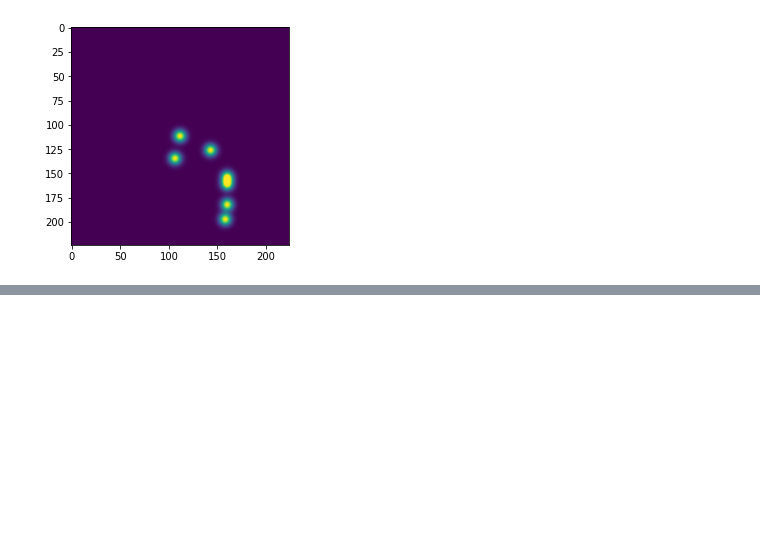
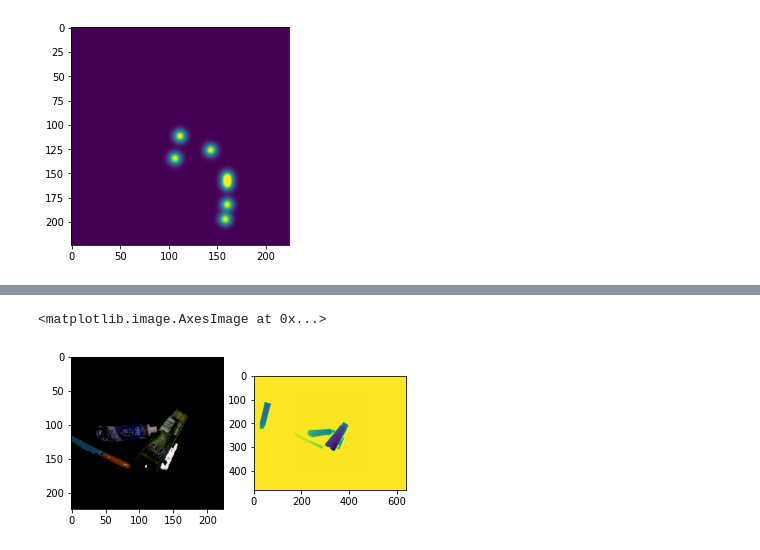
Before and after one commit to yuanmingqi/SAMG, a Jupyter notebook: process.ipynb, the cells around one changed output, grey strips where cells are left out. Saved outputs shown, nothing was run; the diff lists cells and outputs as text; code cells hidden in the pictures; blank space fills up the shorter version.

```diff
--- a/process.ipynb
+++ b/process.ipynb
@@ -125,0 +168,16 @@ plt.imshow(data['samples']['rgb_image'])
+# %%
+import numpy as np
+import matplotlib.pyplot as plt
+
+rgb_depth_images = np.load('assets/pb_rgb_depth.npz')
+rgb_image = rgb_depth_images['rgb']
+depth_image = rgb_depth_images['depth']
+
+
+plt.subplot(1, 2, 1)
+plt.imshow(rgb_image)
+plt.subplot(1, 2, 2)
+plt.imshow(depth_image)
+# %% [output]
+<matplotlib.image.AxesImage at 0x...>
+[figure, added]
```
Also changed, not shown: parts of 3 cells of this notebook, 4 other files.
